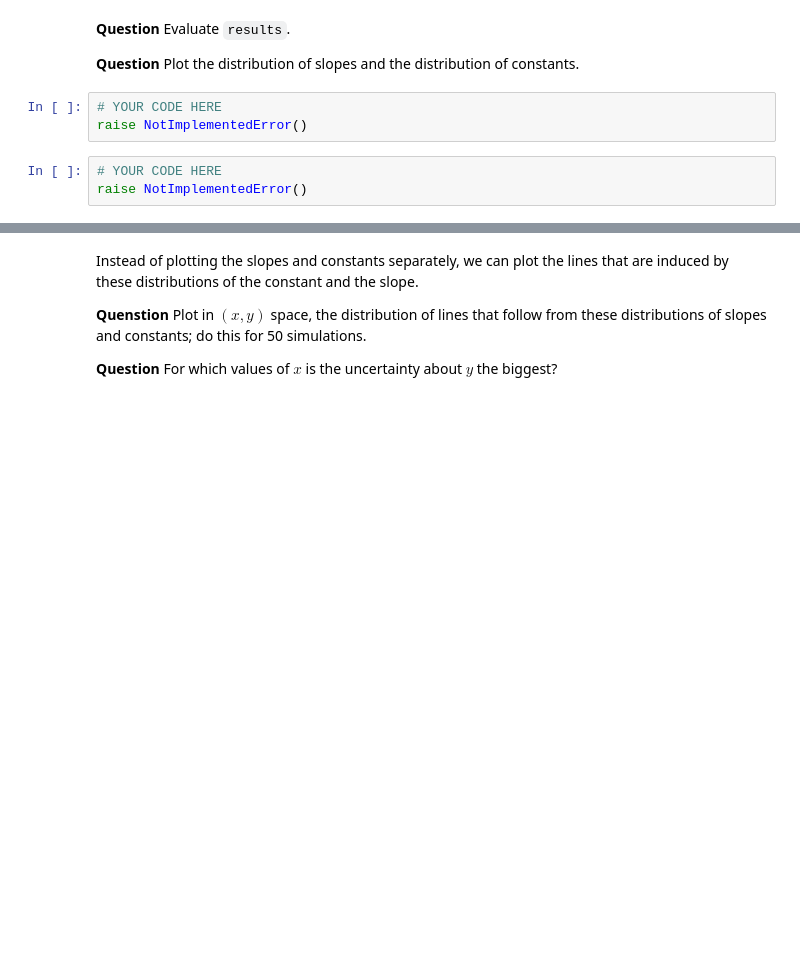
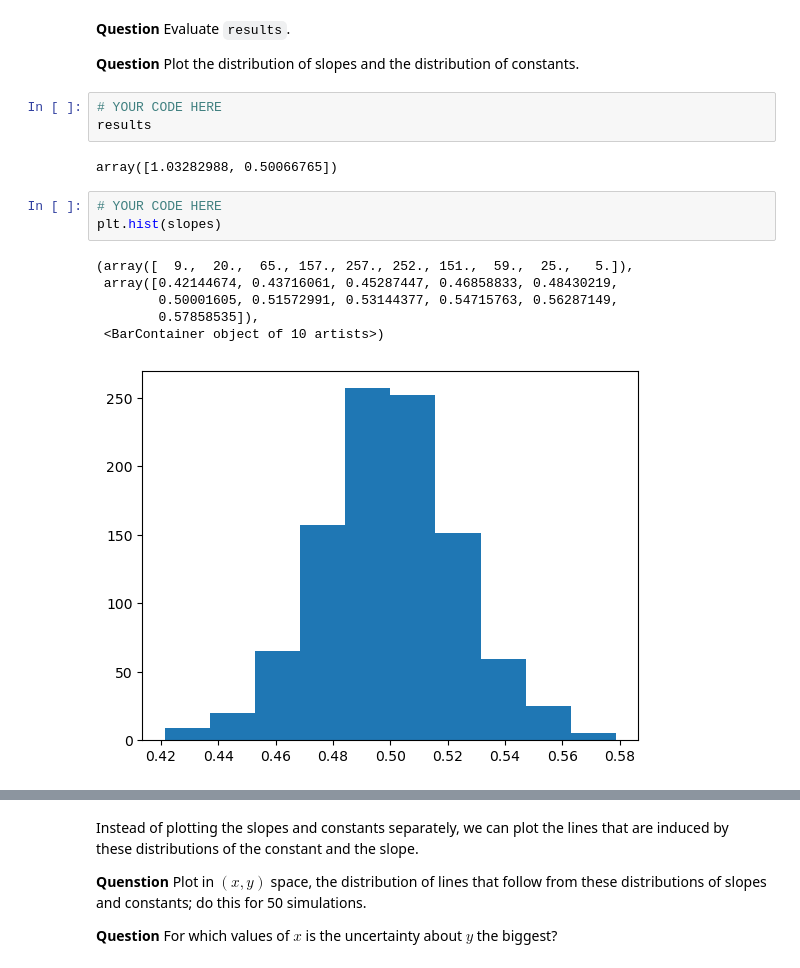
Before and after one commit to cejkiebo/msc_datascience, a Jupyter notebook: Statistical_Hacking.ipynb, the cells around one changed output, grey strips where cells are left out. Saved outputs shown, nothing was run; the diff lists cells and outputs as text; blank space fills up the shorter version.

```diff
--- a/Statistical_Hacking.ipynb
+++ b/Statistical_Hacking.ipynb
@@ -156,9 +187,18 @@ for i in range(N_simulations):
 **Question** Plot the distribution of slopes and the distribution of constants.
 # %%
 # YOUR CODE HERE
-raise NotImplementedError()
+results
+# %% [output]
+array([1.03282988, 0.50066765])
 # %%
 # YOUR CODE HERE
-raise NotImplementedError()
+plt.hist(slopes)
+# %% [output]
+(array([  9.,  20.,  65., 157., 257., 252., 151.,  59.,  25.,   5.]),
+ array([0.42144674, 0.43716061, 0.45287447, 0.46858833, 0.48430219,
+        0.50001605, 0.51572991, 0.53144377, 0.54715763, 0.56287149,
+        0.57858535]),
+ <BarContainer object of 10 artists>)
+[figure, added]
 # %%
 # YOUR CODE HERE
```
Also changed, not shown: parts of 25 cells of this notebook.
